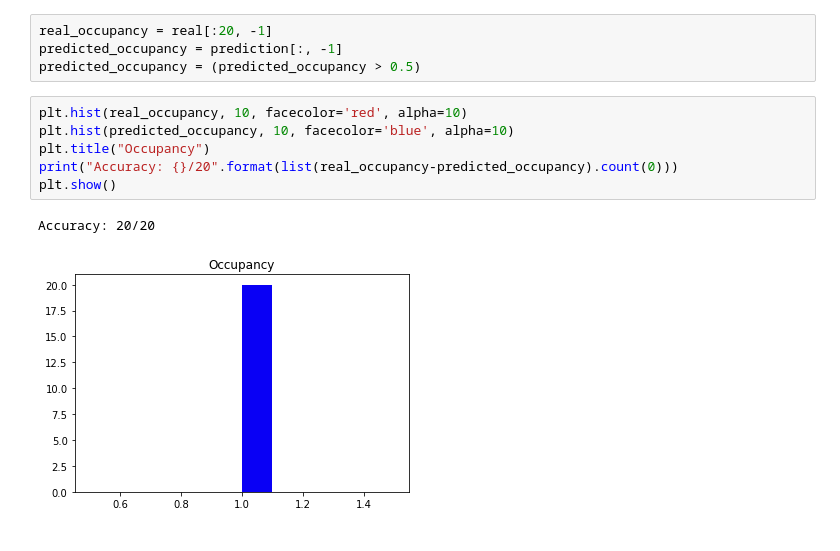
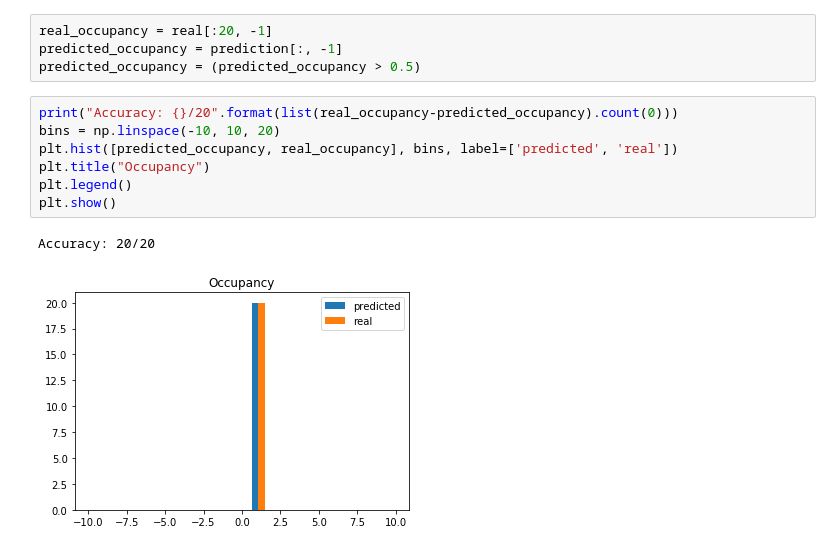
Before and after one commit to blooser/DataScience, a Jupyter notebook: Air Quality/Air Quality.ipynb, the cells around one changed output. Saved outputs shown, nothing was run; the diff lists cells and outputs as text.

Commit message:
Compare two histograms

```diff
--- a/Air Quality/Air Quality.ipynb
+++ b/Air Quality/Air Quality.ipynb
@@ -177,12 +177,13 @@ plt.show()
 real_occupancy = real[:20, -1]
 predicted_occupancy = prediction[:, -1]
 predicted_occupancy = (predicted_occupancy > 0.5)
-# %%
-plt.hist(real_occupancy, 10, facecolor='red', alpha=10)
-plt.hist(predicted_occupancy, 10, facecolor='blue', alpha=10)
-plt.title("Occupancy")
-print("Accuracy: {}/20".format(list(real_occupancy-predicted_occupancy).count(0)))
-plt.show()
-# %% [output]
-Accuracy: 20/20
-[figure, removed]
+# %%
+print("Accuracy: {}/20".format(list(real_occupancy-predicted_occupancy).count(0)))
+bins = np.linspace(-10, 10, 20)
+plt.hist([predicted_occupancy, real_occupancy], bins, label=['predicted', 'real'])
+plt.title("Occupancy")
+plt.legend()
+plt.show()
+# %% [output]
+Accuracy: 20/20
+[figure, added]
```
Also changed, not shown: parts of 5 cells of this notebook.
